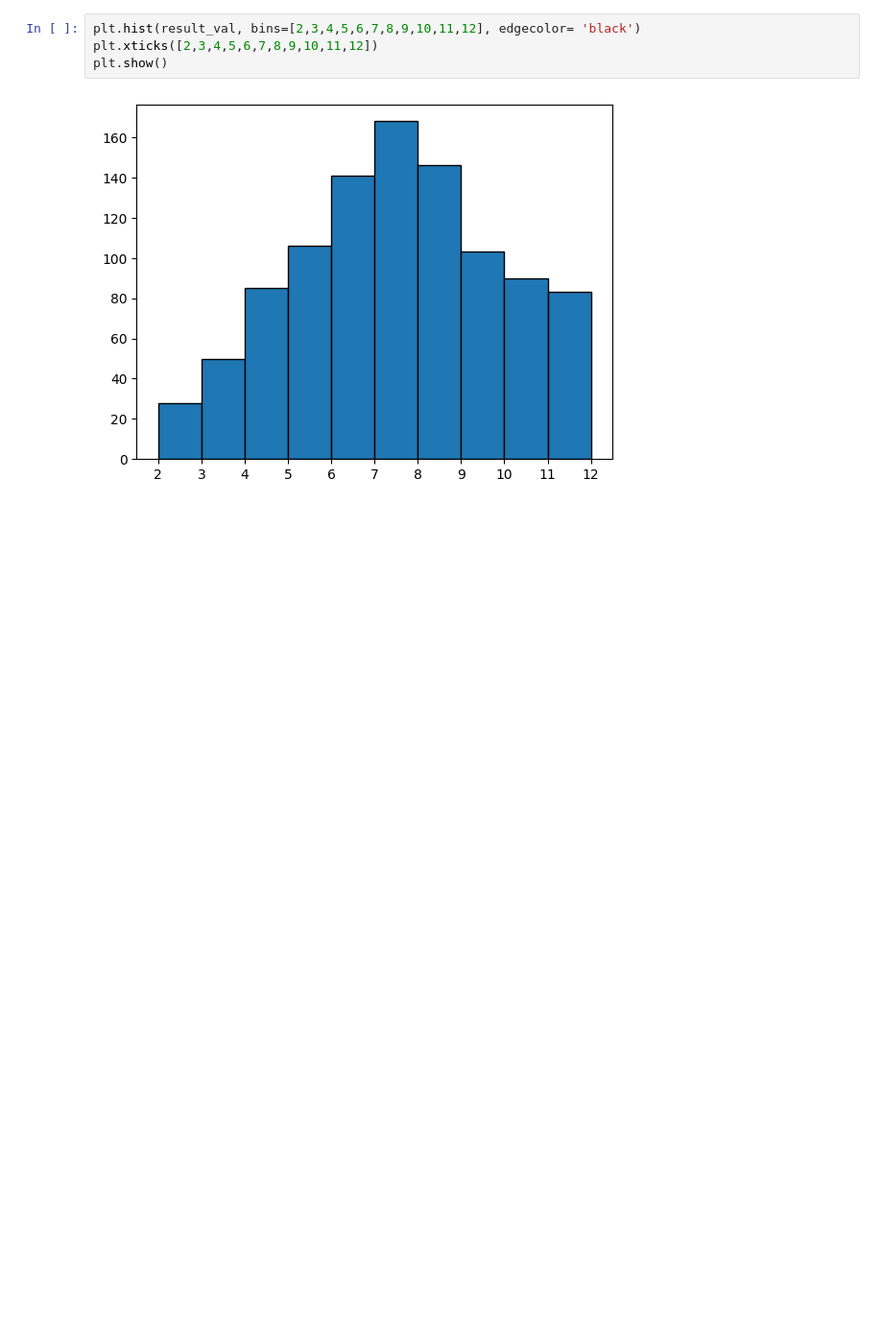
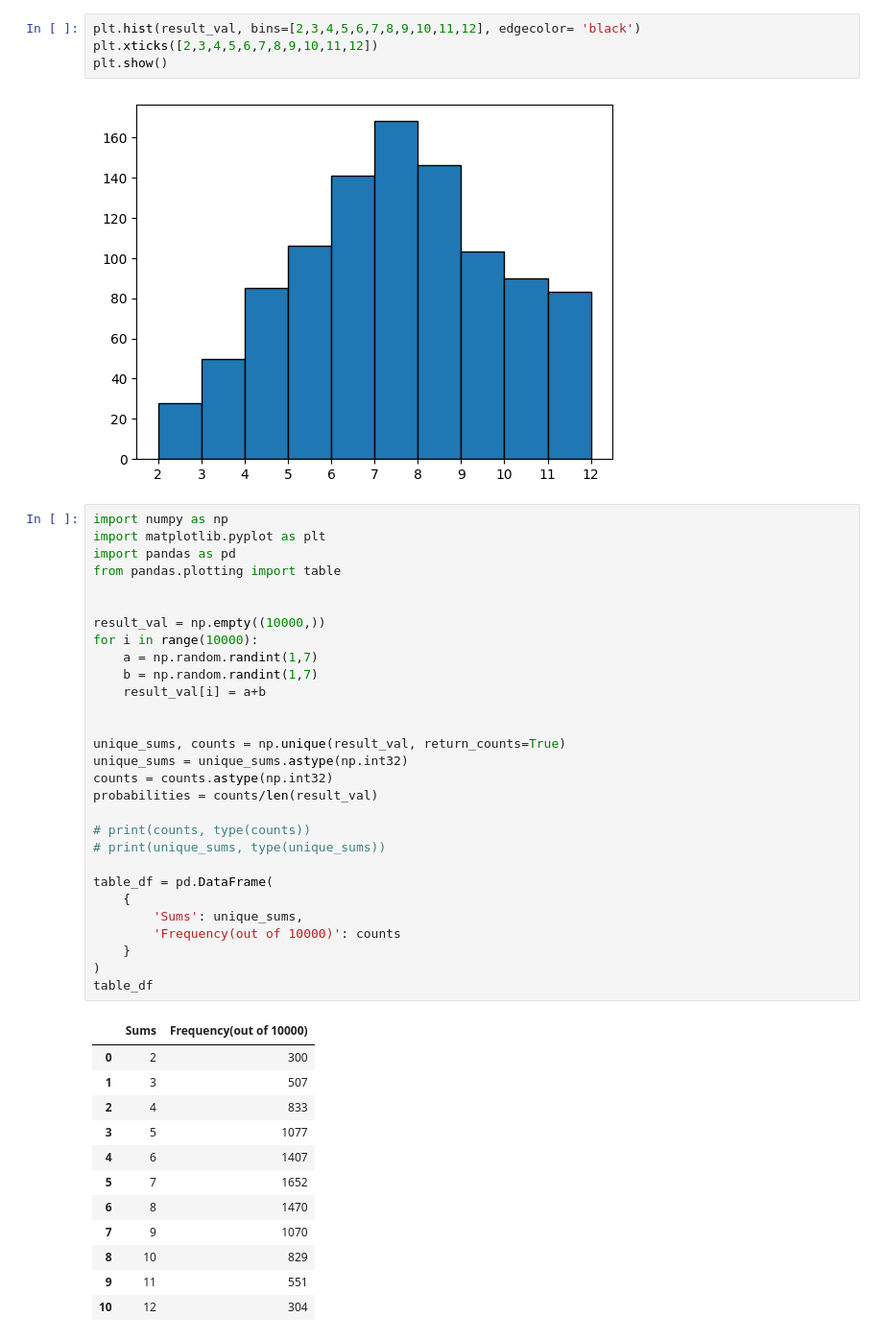
Before and after one commit to BhavikOstwal/IC-252_Assignments, a Jupyter notebook: Assignment 02/ass.ipynb, the cells around one changed output. Shown: that part at 96% size. Drawn from its saved outputs; the diff is of its cells as text; blank space fills up the shorter version.

```diff
--- a/Assignment 02/ass.ipynb
+++ b/Assignment 02/ass.ipynb
@@ -67,3 +67,45 @@ plt.xticks([2,3,4,5,6,7,8,9,10,11,12])
 plt.show()
 # %% [output]
 [figure]
+# %%
+import numpy as np
+import matplotlib.pyplot as plt
+import pandas as pd
+from pandas.plotting import table
+
+
+result_val = np.empty((10000,))
+for i in range(10000):
+    a = np.random.randint(1,7)
+    b = np.random.randint(1,7)
+    result_val[i] = a+b
+
+
+unique_sums, counts = np.unique(result_val, return_counts=True)
+unique_sums = unique_sums.astype(np.int32)
+counts = counts.astype(np.int32)
+probabilities = counts/len(result_val)
+
+# print(counts, type(counts))
+# print(unique_sums, type(unique_sums))
+
+table_df = pd.DataFrame(
+    {
+        'Sums': unique_sums,
+        'Frequency(out of 10000)': counts
+    }
+)
+table_df
+# %% [output]
+|  | Sums | Frequency(out of 10000) |
+| 0 | 2 | 300 |
+| 1 | 3 | 507 |
+| 2 | 4 | 833 |
+| 3 | 5 | 1077 |
+| 4 | 6 | 1407 |
+| 5 | 7 | 1652 |
+| 6 | 8 | 1470 |
+| 7 | 9 | 1070 |
+| 8 | 10 | 829 |
+| 9 | 11 | 551 |
+| 10 | 12 | 304 |
```
Also changed, not shown: 10 other files.
